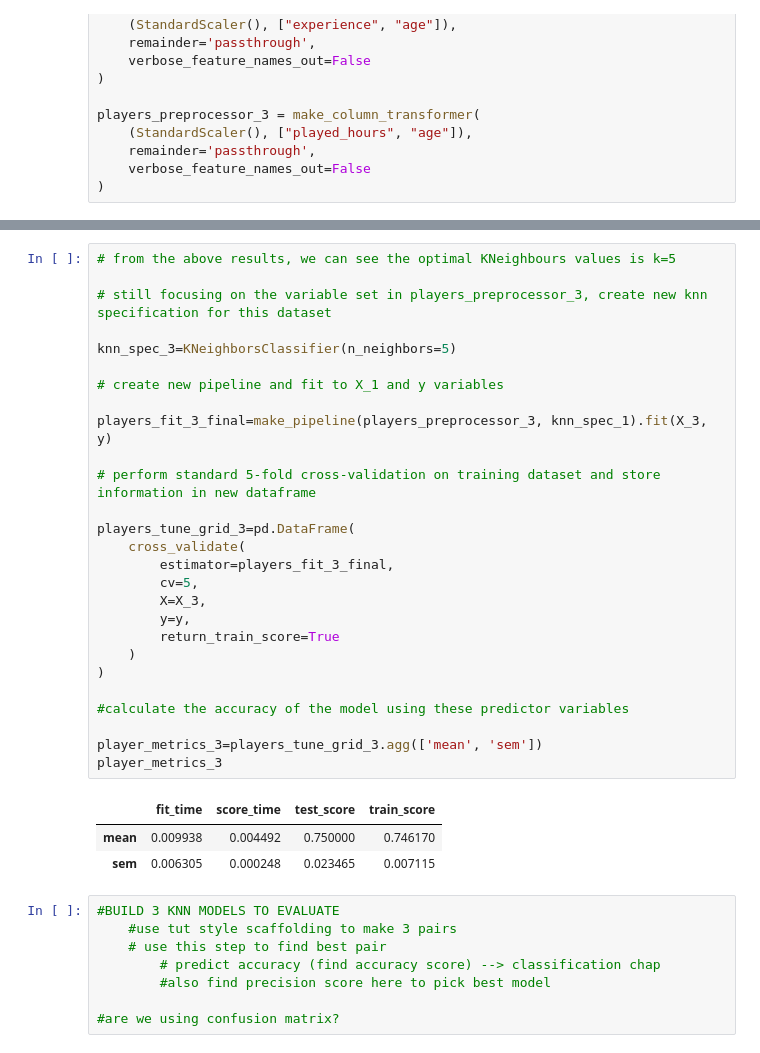
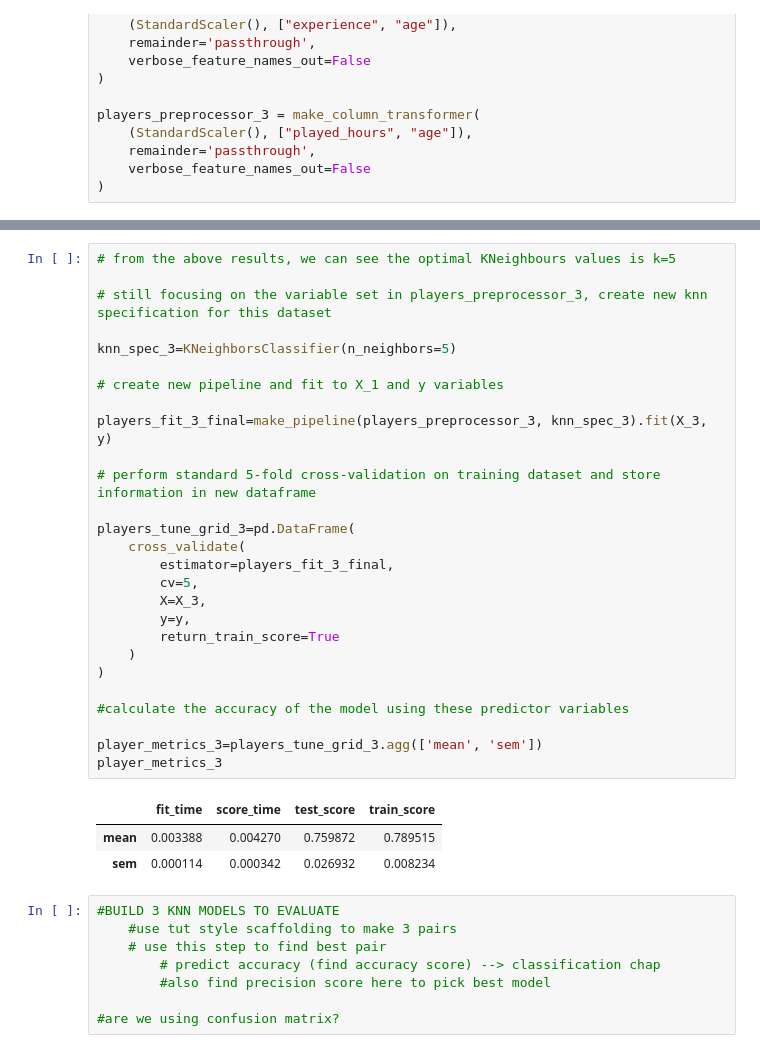
Before and after one commit to nanciewu/DSCI-100-2025-WT1-Group-8, a Jupyter notebook: Final Report.ipynb, the cells around one changed output, grey strips where cells are left out. Cells and saved outputs as stored; diff of their text form.

```diff
--- a/Final Report.ipynb
+++ b/Final Report.ipynb
@@ -363,34 +363,34 @@ accuracy_k_grid_3
 # %%
 # from the above results, we can see the optimal KNeighbours values is k=5
 
 # still focusing on the variable set in players_preprocessor_3, create new knn specification for this dataset
 
 knn_spec_3=KNeighborsClassifier(n_neighbors=5)
 
 # create new pipeline and fit to X_1 and y variables
 
-players_fit_3_final=make_pipeline(players_preprocessor_3, knn_spec_1).fit(X_3, y)
+players_fit_3_final=make_pipeline(players_preprocessor_3, knn_spec_3).fit(X_3, y)
 
 # perform standard 5-fold cross-validation on training dataset and store information in new dataframe
 
 players_tune_grid_3=pd.DataFrame(
     cross_validate(
         estimator=players_fit_3_final,
         cv=5,
         X=X_3,
         y=y,
         return_train_score=True
     )
 )
 
 #calculate the accuracy of the model using these predictor variables
 
 player_metrics_3=players_tune_grid_3.agg(['mean', 'sem'])
 player_metrics_3
 # %% [output]
 |  | fit_time | score_time | test_score | train_score |
-| mean | 0.009938 | 0.004492 | 0.750000 | 0.746170 |
-| sem | 0.006305 | 0.000248 | 0.023465 | 0.007115 |
+| mean | 0.003388 | 0.004270 | 0.759872 | 0.789515 |
+| sem | 0.000114 | 0.000342 | 0.026932 | 0.008234 |
 # %%
 #BUILD 3 KNN MODELS TO EVALUATE
     #use tut style scaffolding to make 3 pairs
```
Also changed, not shown: parts of 3 cells of this notebook.
